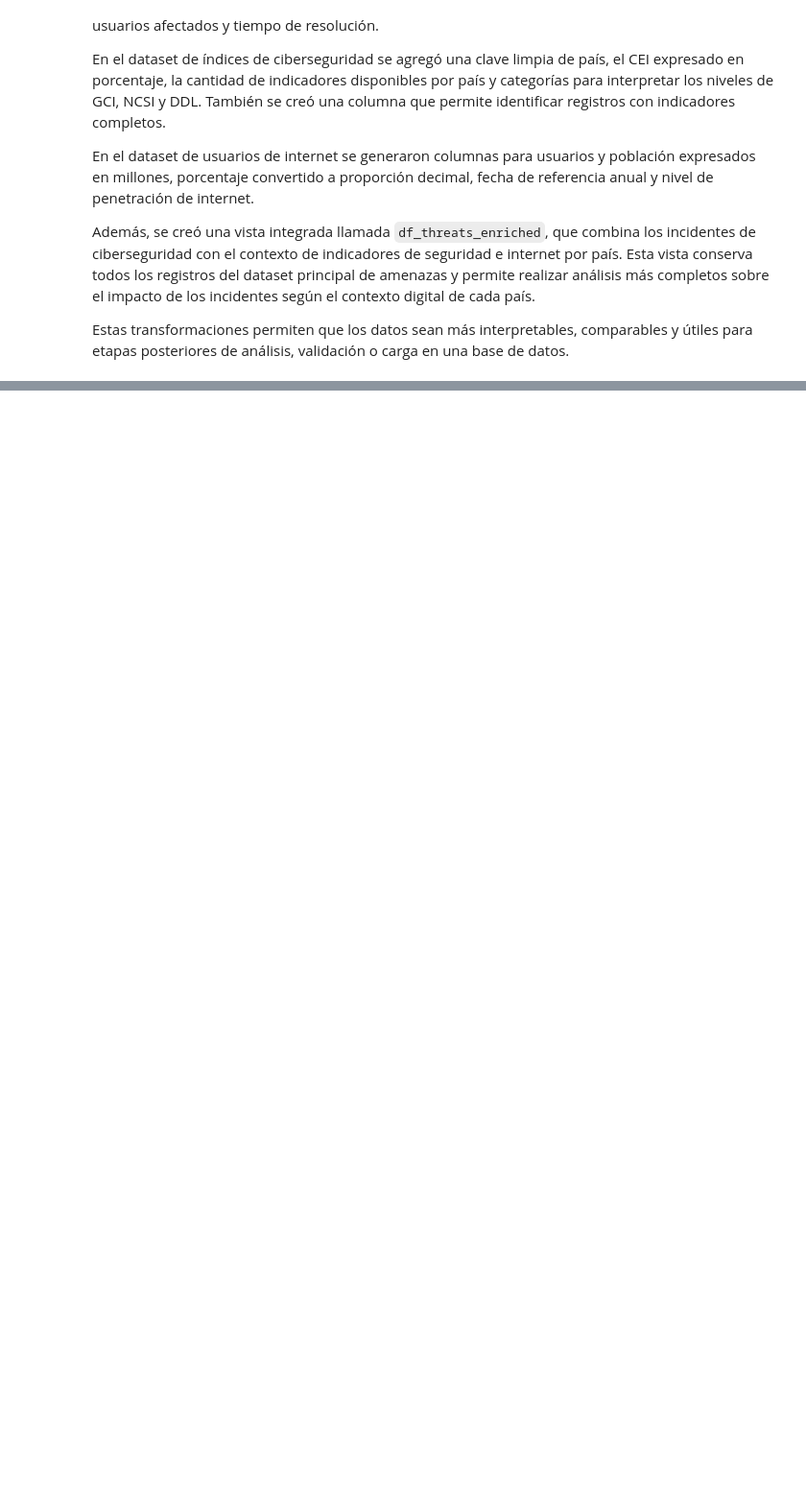
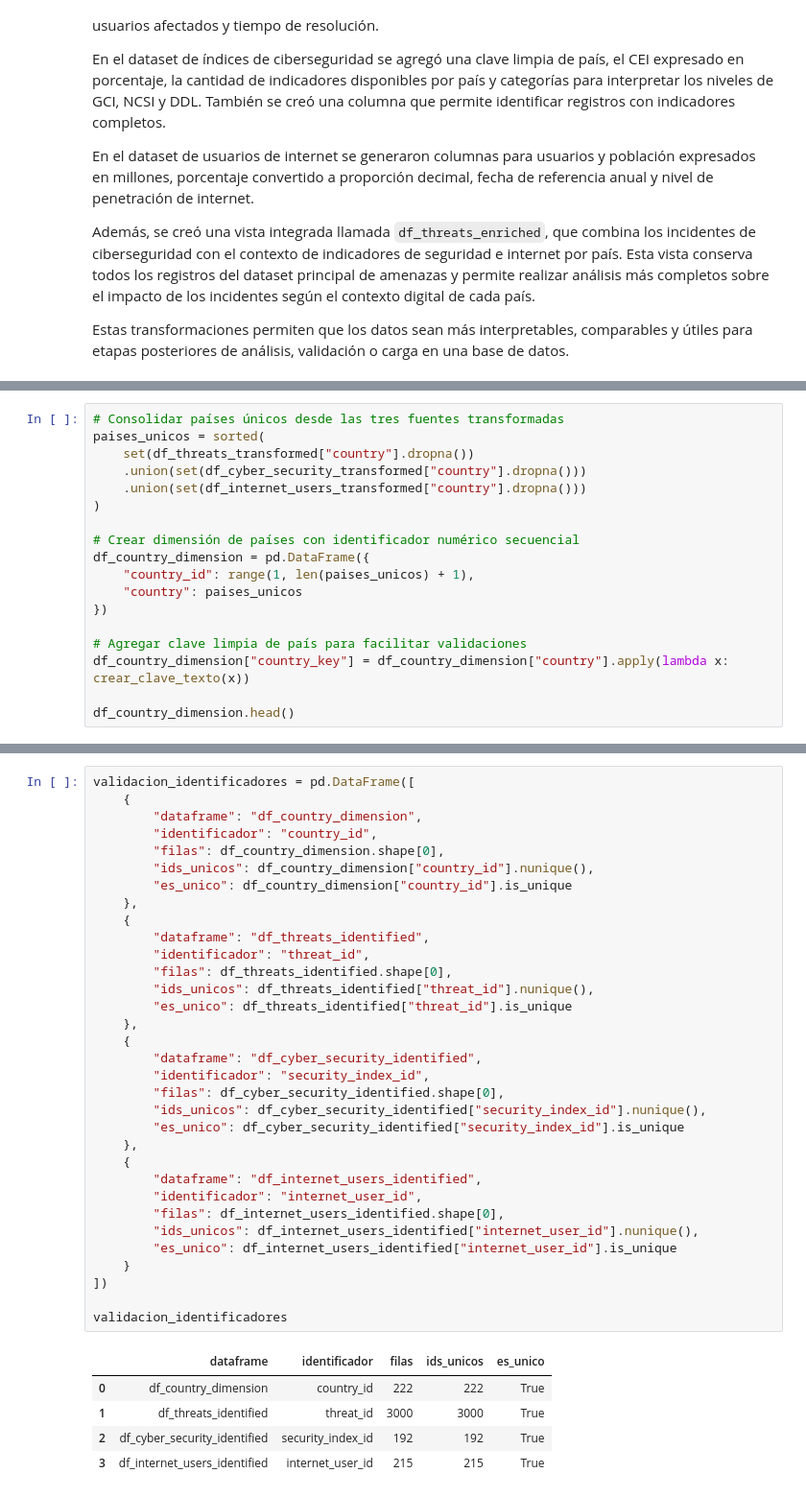
Before and after one commit to PJSA0127/Practica_G9, a Jupyter notebook: transformG9.ipynb, the cells around one changed output, grey strips where cells are left out. Shown at 96% size. Saved outputs shown, nothing was run; the diff lists cells and outputs as text; blank space fills up the shorter version.

```diff
--- a/transformG9.ipynb
+++ b/transformG9.ipynb
@@ -1739,0 +1780,18 @@ Estas transformaciones permiten que los datos sean más interpretables, comparab
+# %%
+# Consolidar países únicos desde las tres fuentes transformadas
+paises_unicos = sorted(
+    set(df_threats_transformed["country"].dropna())
+    .union(set(df_cyber_security_transformed["country"].dropna()))
+    .union(set(df_internet_users_transformed["country"].dropna()))
+)
+
+# Crear dimensión de países con identificador numérico secuencial
+df_country_dimension = pd.DataFrame({
+    "country_id": range(1, len(paises_unicos) + 1),
+    "country": paises_unicos
+})
+
+# Agregar clave limpia de país para facilitar validaciones
+df_country_dimension["country_key"] = df_country_dimension["country"].apply(lambda x: crear_clave_texto(x))
+
+df_country_dimension.head()
@@ -1739,0 +1889,39 @@ Estas transformaciones permiten que los datos sean más interpretables, comparab
+# %%
+validacion_identificadores = pd.DataFrame([
+    {
+        "dataframe": "df_country_dimension",
+        "identificador": "country_id",
+        "filas": df_country_dimension.shape[0],
+        "ids_unicos": df_country_dimension["country_id"].nunique(),
+        "es_unico": df_country_dimension["country_id"].is_unique
+    },
+    {
+        "dataframe": "df_threats_identified",
+        "identificador": "threat_id",
+        "filas": df_threats_identified.shape[0],
+        "ids_unicos": df_threats_identified["threat_id"].nunique(),
+        "es_unico": df_threats_identified["threat_id"].is_unique
+    },
+    {
+        "dataframe": "df_cyber_security_identified",
+        "identificador": "security_index_id",
+        "filas": df_cyber_security_identified.shape[0],
+        "ids_unicos": df_cyber_security_identified["security_index_id"].nunique(),
+        "es_unico": df_cyber_security_identified["security_index_id"].is_unique
+    },
+    {
+        "dataframe": "df_internet_users_identified",
+        "identificador": "internet_user_id",
+        "filas": df_internet_users_identified.shape[0],
+        "ids_unicos": df_internet_users_identified["internet_user_id"].nunique(),
+        "es_unico": df_internet_users_identified["internet_user_id"].is_unique
+    }
+])
+
+validacion_identificadores
+# %% [output]
+|  | dataframe | identificador | filas | ids_unicos | es_unico |
+| 0 | df_country_dimension | country_id | 222 | 222 | True |
+| 1 | df_threats_identified | threat_id | 3000 | 3000 | True |
+| 2 | df_cyber_security_identified | security_index_id | 192 | 192 | True |
+| 3 | df_internet_users_identified | internet_user_id | 215 | 215 | True |
```
Also changed, not shown: parts of 19 cells of this notebook.
